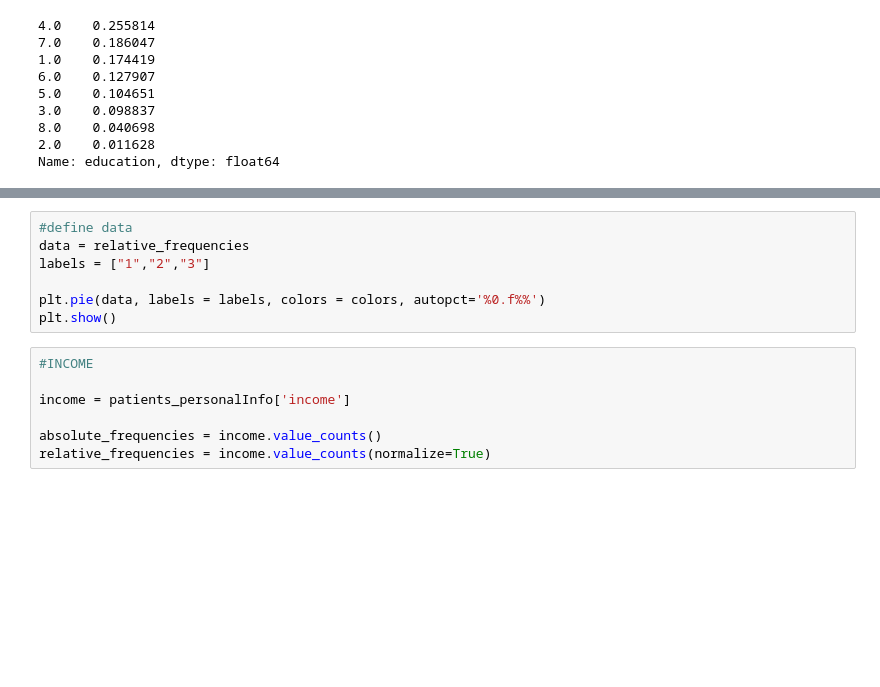
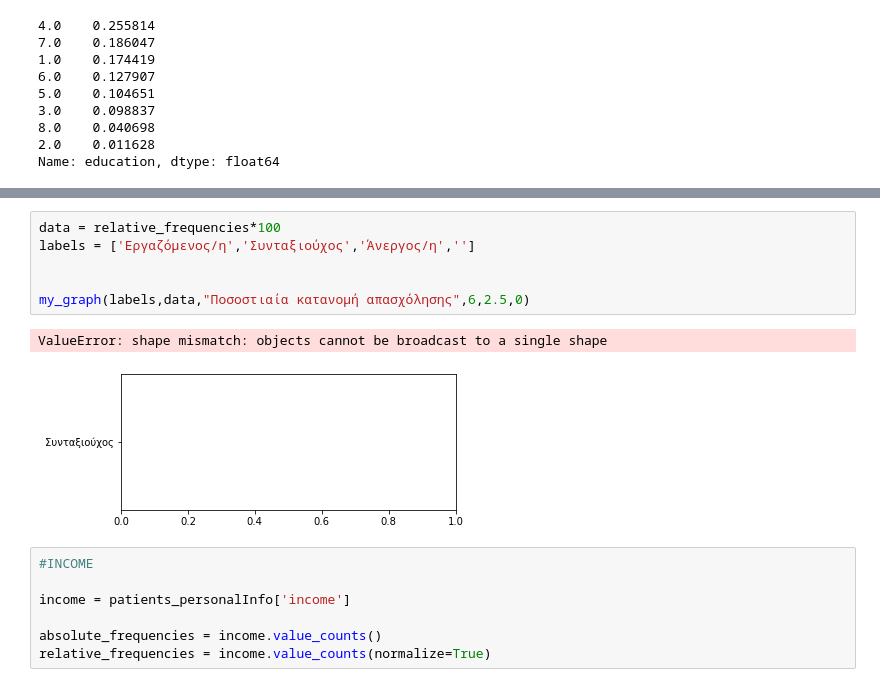
Before and after one commit to stathis99/Statistical-Analysis-for-Patient-Safety, a Jupyter notebook: Patient Analysis/personal_info_analysis.ipynb, the cells around one changed output, grey strips where cells are left out. Cells and saved outputs as stored; diff of their text form; blank space fills up the shorter version.

```diff
--- a/Patient Analysis/personal_info_analysis.ipynb
+++ b/Patient Analysis/personal_info_analysis.ipynb
@@ -190,10 +208,12 @@ relative_frequencies = occupation.value_counts(normalize=True)
 # %%
-#define data
-data = relative_frequencies
-labels = ["1","2","3"]
+data = relative_frequencies*100
+labels = ['Εργαζόμενος/η','Συνταξιούχος','Άνεργος/η','']
 
-plt.pie(data, labels = labels, colors = colors, autopct='%0.f%%')
-plt.show()
+
+my_graph(labels,data,"Ποσοστιαία κατανομή απασχόλησης",6,2.5,0)
+# %% [output]
+ValueError: shape mismatch: objects cannot be broadcast to a single shape
+[figure, added]
 # %%
 #INCOME
 
```
Also changed, not shown: parts of 17 cells of this notebook, 1 other file.
